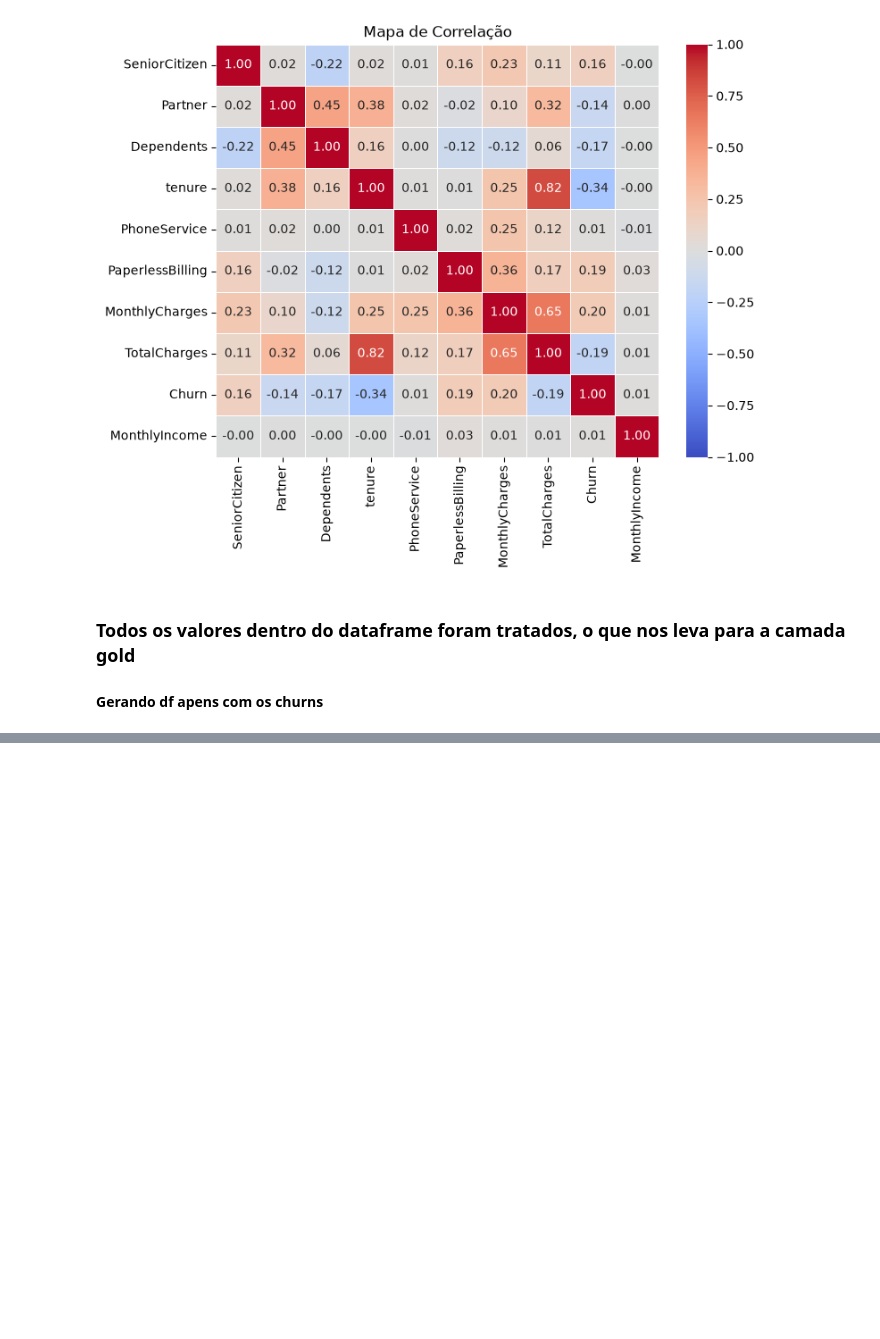
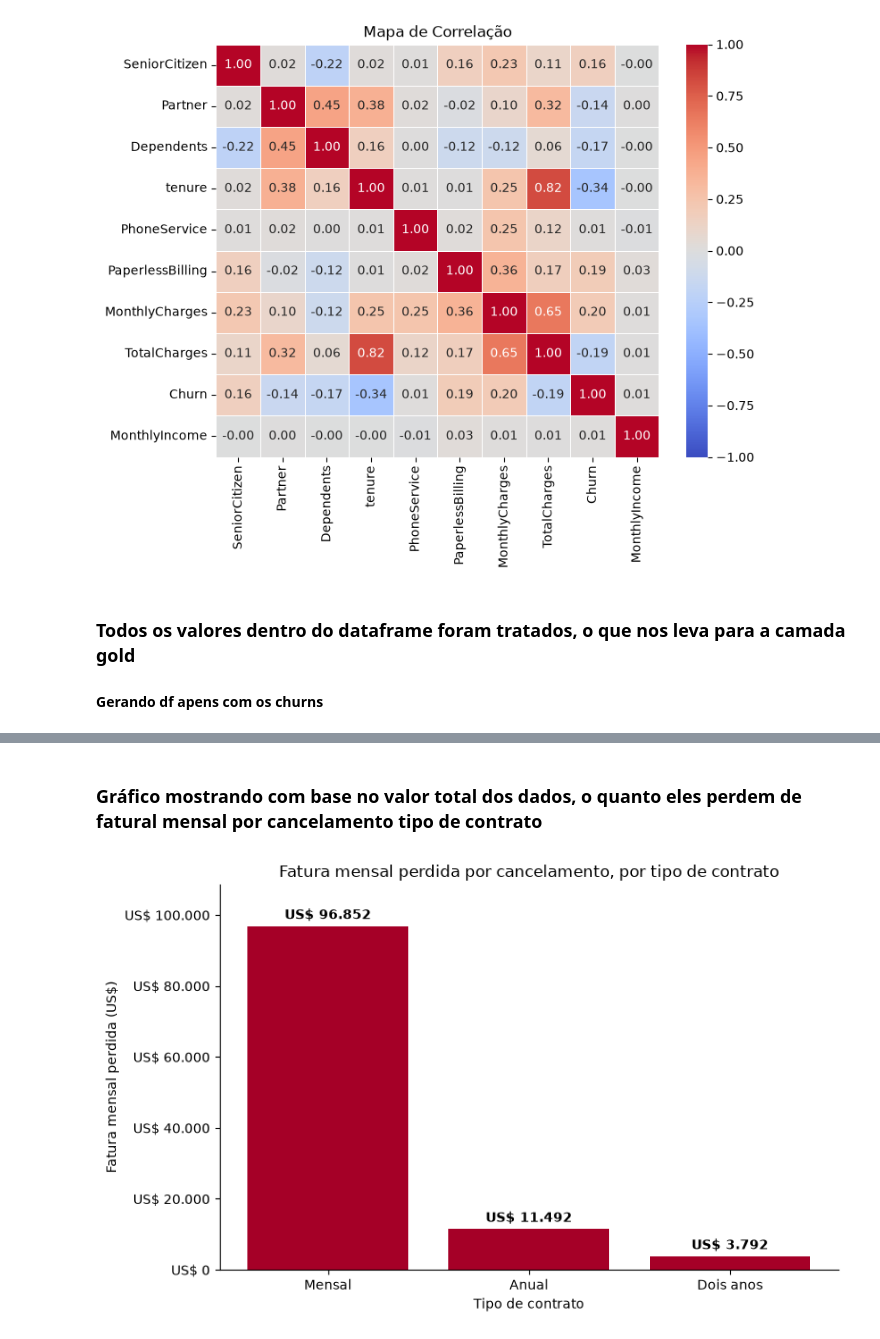
Before and after one commit to VictorLapaDev/Integrador-2-Semestre, a Jupyter notebook: notebook.ipynb, the cells around one changed output, grey strips where cells are left out. Saved outputs shown, nothing was run; the diff lists cells and outputs as text; code cells hidden in the pictures; blank space fills up the shorter version.

```diff
--- a/notebook.ipynb
+++ b/notebook.ipynb
@@ -399,0 +442,25 @@ df_churn.sample(15)
+# %% [markdown]
+### Gráfico mostrando com base no valor total dos dados, o quanto eles perdem de fatural mensal por cancelamento tipo de contrato
+# %%
+ordem = ["Month-to-month", "One year", "Two year"]
+nomes = ["Mensal", "Anual", "Dois anos"]
+
+df_churn = df_silver[df_silver["Churn"]]                     # só quem cancelou
+perda = df_churn.groupby("Contract", observed=True)["MonthlyCharges"].sum().reindex(ordem)
+
+rotulos = [f"US$ {v:,.0f}".replace(",", ".") for v in perda]
+
+fig, ax = plt.subplots(figsize=(8, 5))
+barras = ax.bar(nomes, perda, color="#a50027")
+ax.bar_label(barras, labels=rotulos, padding=3, fontweight="bold")
+
+ax.set_title("Fatura mensal perdida por cancelamento, por tipo de contrato")
+ax.set_xlabel("Tipo de contrato")
+ax.set_ylabel("Fatura mensal perdida (US$)")
+ax.yaxis.set_major_formatter(FuncFormatter(lambda x, _: f"US$ {x:,.0f}".replace(",", ".")))
+ax.set_ylim(0, perda.max() * 1.12)
+ax.spines[["top", "right"]].set_visible(False)
+plt.tight_layout()
+plt.show()
+# %% [output]
+[figure, added]
```
Also changed, not shown: parts of 8 cells of this notebook.
